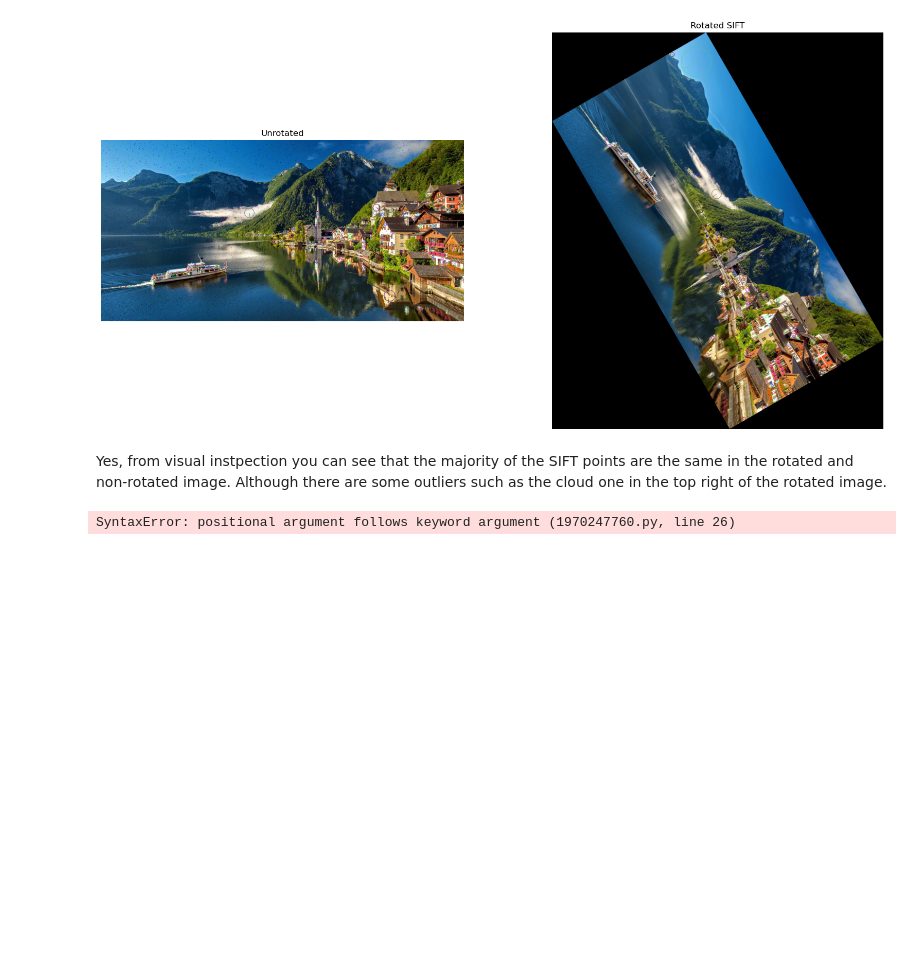
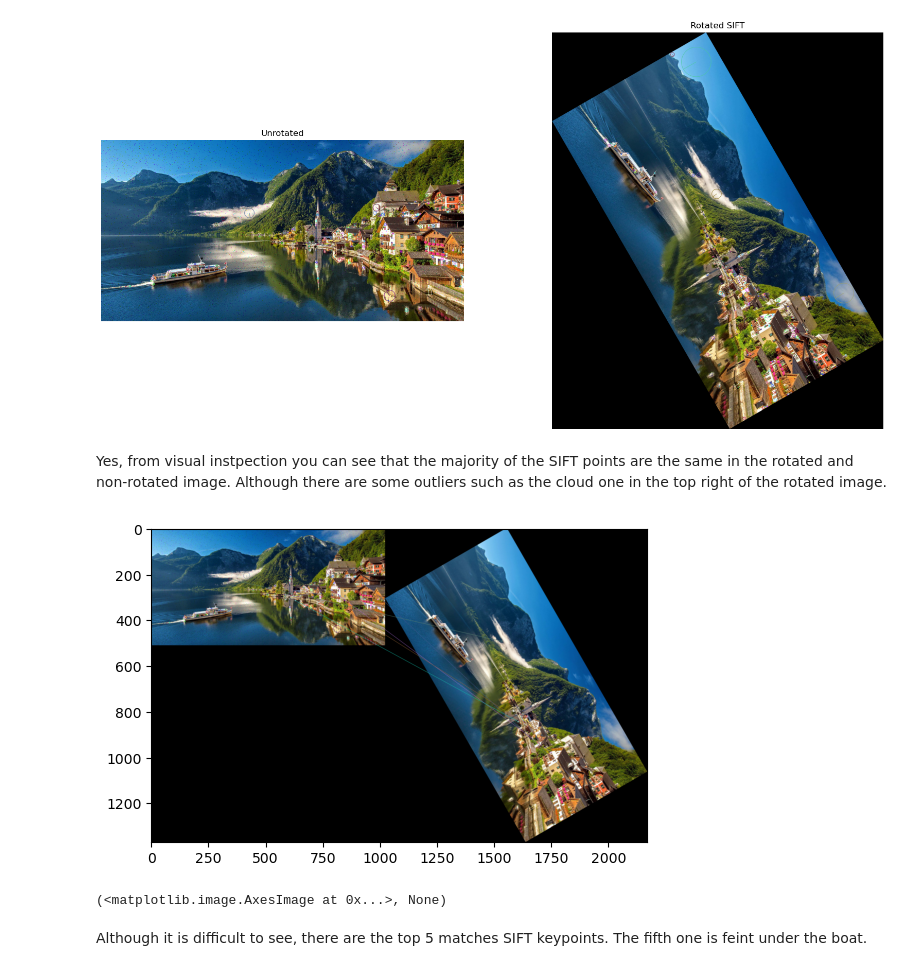
Before and after one commit to Skele-Y/COMP9517, a Jupyter notebook: lab02/lab02.ipynb, the cells around one changed output. Drawn from its saved outputs; the diff is of its cells as text; code cells hidden in the pictures; blank space fills up the shorter version.

```diff
--- a/lab02/lab02.ipynb
+++ b/lab02/lab02.ipynb
@@ -161,30 +161,33 @@ Yes, from visual instpection you can see that the majority of the SIFT points ar
 # %%
 # Detect keypoints and compute descriptors for both images
 kp1, descriptors1 = siftT2.detectAndCompute(imgNoise, None)
 kp2, descriptors2 = siftT3.detectAndCompute(imgTransSIFT, None)
 
 bf = cv2.BFMatcher()
 
 # Use knnMatch to find the best matches
 matches = bf.knnMatch(descriptors1, descriptors2, k = 2)
 
 # Apply a ratio test to filter good matches
 good_matches = []
 ratio_threshold = 0.7  # Adjust the threshold as needed
 
 for m,n in matches:
     if m.distance < ratio_threshold * n.distance:
         good_matches.append(m)
 
 # Sort the matches by distance
 top_matches = sorted(good_matches, key = lambda x:x.distance)
 
 # Select the top 5 best matches
 top_matches = good_matches[:5]
 
 
 # cv.drawMatchesKnn expects list of lists as matches.
-matched_image = cv2.drawMatches(imgNoise, kp1, imgTrans, kp2, top_matches, None, flags=cv2.DrawMatchesFlags_NOT_DRAW_SINGLE_POINTS, cv2.DrawMatchesFlags_DRAW_RICH_KEYPOINTS)
+matched_image = cv2.drawMatches(imgNoise, kp1, imgTrans, kp2, top_matches, None, flags=cv2.DrawMatchesFlags_NOT_DRAW_SINGLE_POINTS)
 plt.imshow(matched_image),plt.show()
 # %% [output]
+[figure, added]
-SyntaxError: positional argument follows keyword argument (1970247760.py, line 26)
+(<matplotlib.image.AxesImage at 0x...>, None)
+# %% [markdown]
+Although it is difficult to see, there are the top 5 matches SIFT keypoints. The fifth one is feint under the boat.
```
